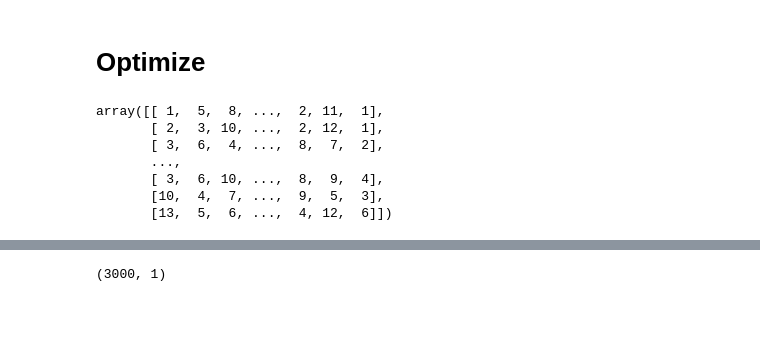
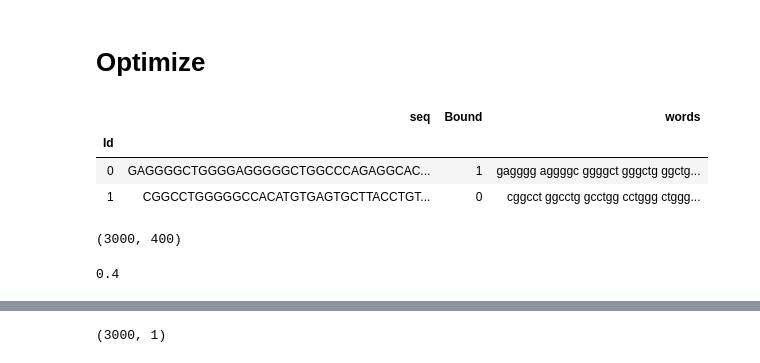
Before and after one commit to IsraelAbebe/kernel-ammi-kaggle-Team-IS, a Jupyter notebook: israel/logisticregression.ipynb, the cells around one changed output, grey strips where cells are left out. Drawn from its saved outputs; the diff is of its cells as text; code cells hidden in the pictures; blank space fills up the shorter version.

```diff
--- a/israel/logisticregression.ipynb
+++ b/israel/logisticregression.ipynb
@@ -15,10 +15,12 @@ import optuna
 X_test_mat100 = pd.read_csv('../data/Xte_mat100.csv',sep=' ',header=None).values
 X_train_mat100 = pd.read_csv('../data/Xtr_mat100.csv',sep=' ',header=None).values
 
-X_test_ = pd.read_csv('../data/Xte.csv',sep=',',index_col=0).values
-X_train_ = pd.read_csv('../data/Xtr.csv',sep=',',index_col=0).values
+X_test_ = pd.read_csv('../data/Xte.csv',sep=',',index_col=0)
+X_train_ = pd.read_csv('../data/Xtr.csv',sep=',',index_col=0)
 
-y = pd.read_csv('../data/Ytr.csv',sep=',',index_col=0).values
+y = pd.read_csv('../data/Ytr.csv',sep=',',index_col=0)
+
+train_data = pd.concat([X_train_ , y],axis=1)
 # %%
 print('x_train: {} y_train {}'.format(X_train_mat100.shape,y.shape))
 print('x_test: {}'.format(X_test_mat100.shape))
@@ -121,16 +122,14 @@ def cross_validate(x_data,y_data,lr,lamda=0.2,epoch=10,k=5,decay=10):
 # %% [markdown]
 # Optimize
 # %%
-def getKmers(sequence, size):
+def getKmers(sequence, size=6):
     return [sequence[x:x+size].lower() for x in range(len(sequence) - size + 1)]
 
-def get_n_grams(data1,n):
-    X_train = []
-    for i in data1:
-        sentence = ' '.join(getKmers(i[0], size=n))
-        X_train.append(sentence)
-
-    return X_train
-
-X_preprocess = get_n_grams(X_train_,2)
-# X_preprocess[:5]
+train_data['words'] = train_data.seq.apply(lambda x: ' '.join(getKmers(x)))
+X_test_['words'] = X_test_.seq.apply(lambda x: ' '.join(getKmers(x)))
+train_data.head(2)
+# %% [output]
+|  | seq | Bound | words |
+| Id |  |  |  |
+| 0 | GAGGGGCTGGGGAGGGGGCTGGCCCAGAGGCAC... | 1 | gagggg aggggc ggggct gggctg ggctg... |
+| 1 | CGGCCTGGGGGCCACATGTGAGTGCTTACCTGT... | 0 | cggcct ggcctg gcctgg cctggg ctggg... |
@@ -145,13 +136,23 @@ X_preprocess = get_n_grams(X_preprocess)
-# %%
-X_preprocess
-# %% [output]
-array([[ 1,  5,  8, ...,  2, 11,  1],
-       [ 2,  3, 10, ...,  2, 12,  1],
-       [ 3,  6,  4, ...,  8,  7,  2],
-       ...,
-       [ 3,  6, 10, ...,  8,  9,  4],
-       [10,  4,  7, ...,  9,  5,  3],
-       [13,  5,  6, ...,  4, 12,  6]])
+# %%
+from sklearn.feature_extraction.text import CountVectorizer
+
+
+data = pd.DataFrame(pd.concat([train_data.words,X_test_.words],axis=0))
+
+train_text = data.words.values
+
+cv = CountVectorizer(ngram_range=(4,4),max_features=400)
+X = cv.fit_transform(train_text)
+X = X.todense()
+
+
+X.shape
+# %% [output]
+(3000, 400)
+# %%
+cross_validate(np.array(X)[:20,:],y[:20],k=5,lr=0.001,lamda=0.003,epoch=10)
+# %% [output]
+0.4
 # %%
 def objective(trial):
     lr = trial.suggest_loguniform('lr', 1e-5, 1e-1)
```
Also changed, not shown: parts of 4 cells of this notebook, 1 other file.
